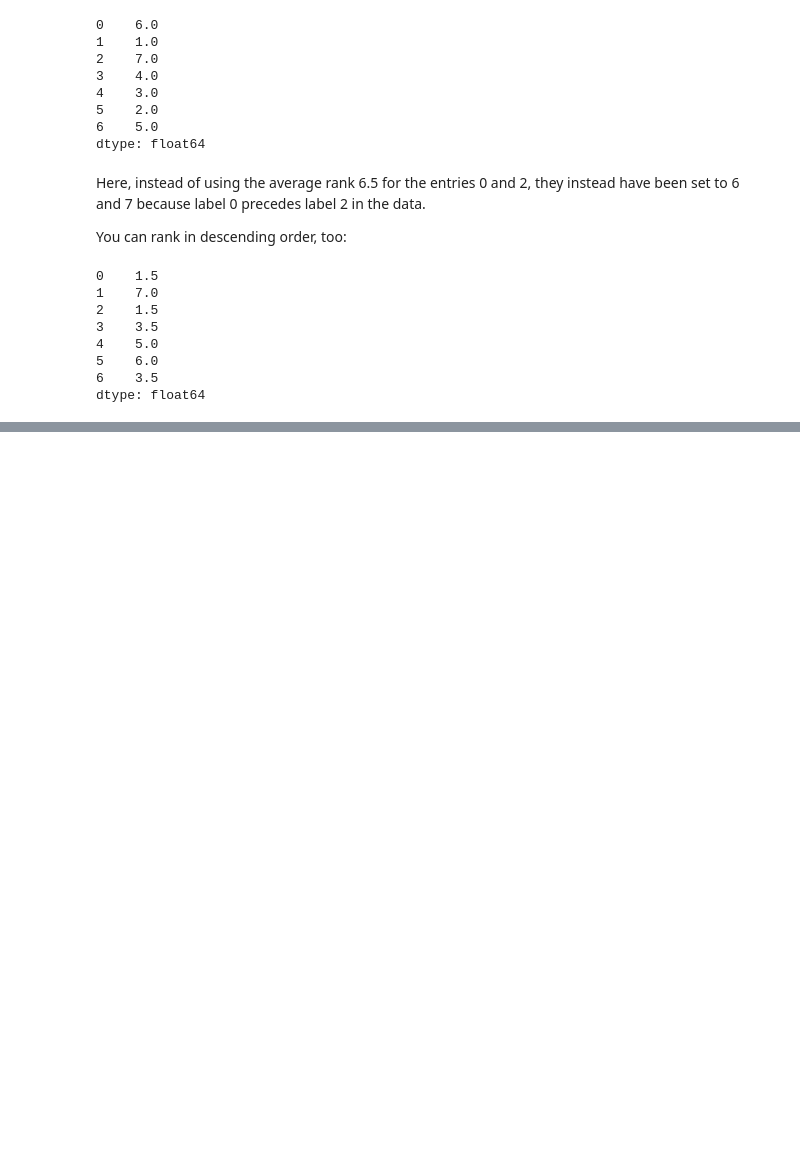
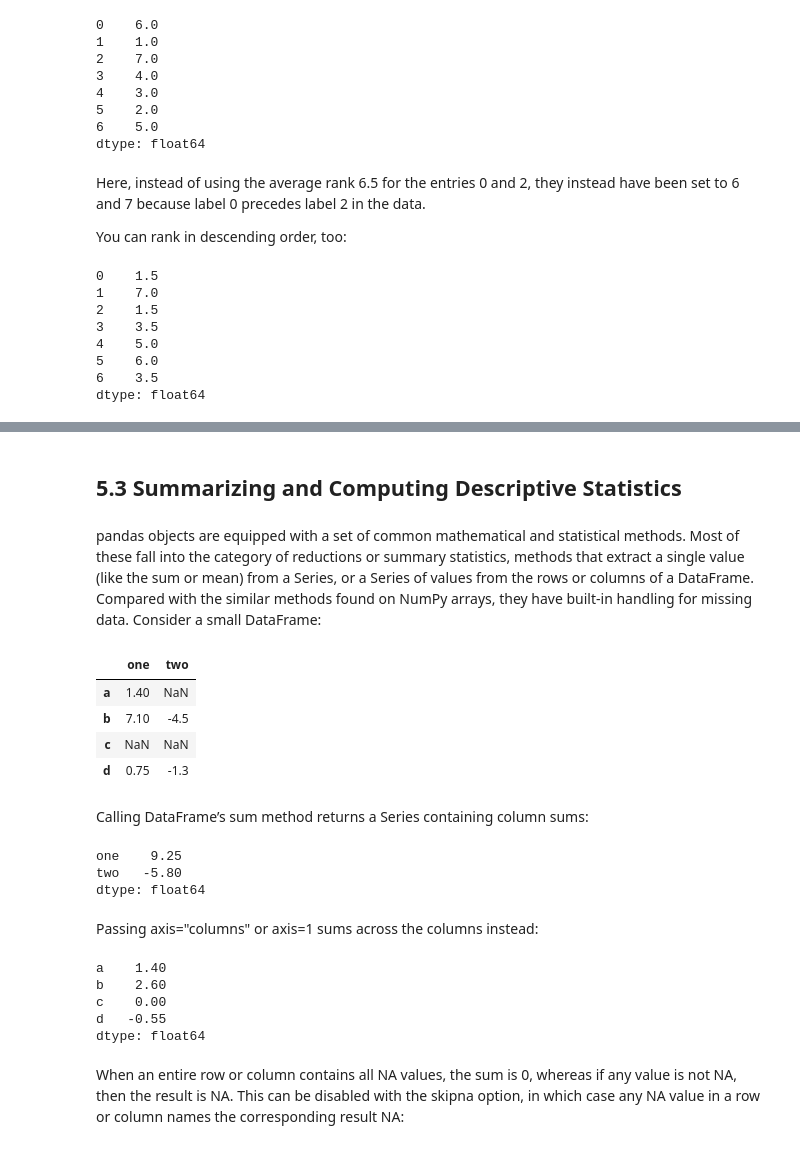
Before and after one commit to KunleAdeyanju/WesCh5DataWranglingPandas, a Jupyter notebook: Chapter5WorkAlong.ipynb, the cells around one changed output, grey strips where cells are left out. Saved outputs shown, nothing was run; the diff lists cells and outputs as text; code cells hidden in the pictures; blank space fills up the shorter version.

```diff
--- a/Chapter5WorkAlong.ipynb
+++ b/Chapter5WorkAlong.ipynb
@@ -1464,0 +1541,33 @@ dtype: float64
+# %% [markdown]
+## 5.3 Summarizing and Computing Descriptive Statistics
+# %% [markdown]
+pandas objects are equipped with a set of common mathematical and statistical methods. Most of these fall into the category of reductions or summary statistics, methods that extract a single value (like the sum or mean) from a Series, or a Series of values from the rows or columns of a DataFrame. Compared with the similar methods found on NumPy arrays, they have built-in handling for missing data. Consider a small DataFrame:
+# %%
+df = pd.DataFrame([[1.4, np.nan], [7.1, -4.5], [np.nan, np.nan], [0.75, -1.3]], index=["a", "b", "c", "d"], columns=["one", "two"])
+df
+# %% [output]
+|  | one | two |
+| a | 1.40 | NaN |
+| b | 7.10 | -4.5 |
+| c | NaN | NaN |
+| d | 0.75 | -1.3 |
+# %% [markdown]
+Calling DataFrame’s sum method returns a Series containing column sums:
+# %%
+df.sum()
+# %% [output]
+one    9.25
+two   -5.80
+dtype: float64
+# %% [markdown]
+Passing axis="columns" or axis=1 sums across the columns instead:
+# %%
+df.sum(axis='columns')
+# %% [output]
+a    1.40
+b    2.60
+c    0.00
+d   -0.55
+dtype: float64
+# %% [markdown]
+When an entire row or column contains all NA values, the sum is 0, whereas if any value is not NA, then the result is NA. This can be disabled with the skipna option, in which case any NA value in a row or column names the corresponding result NA:
```
Also changed, not shown: parts of 19 cells of this notebook, 3 other files.
